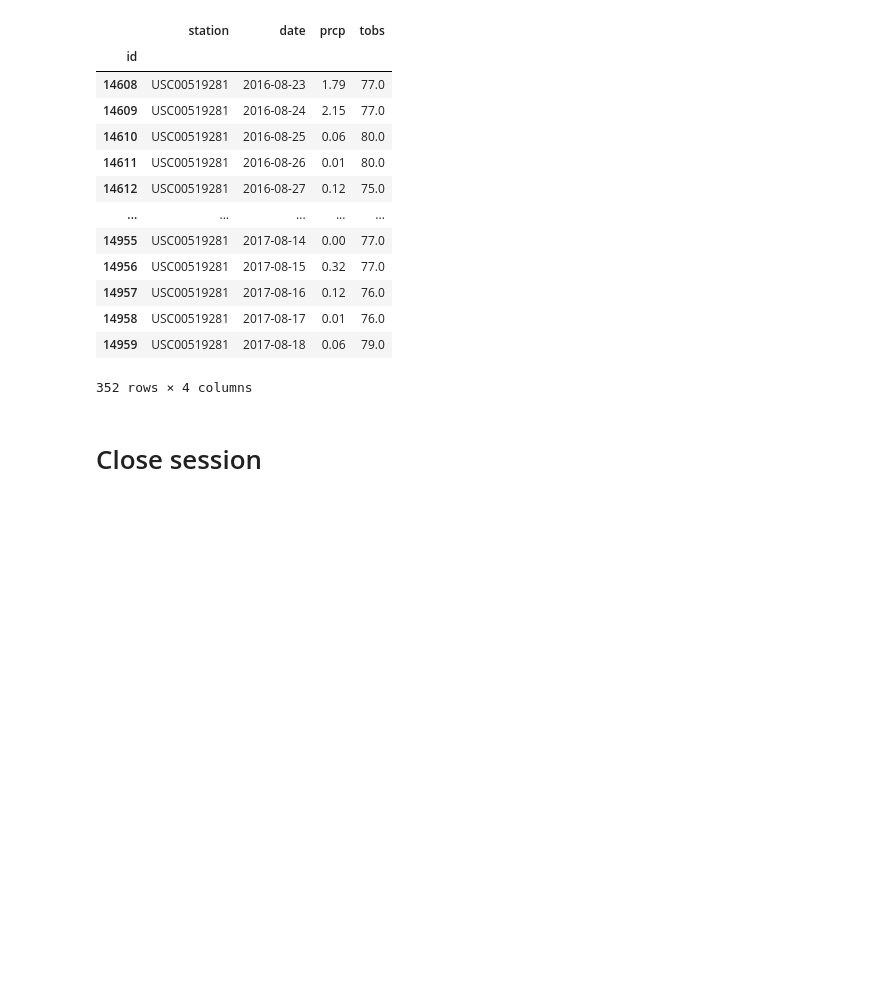
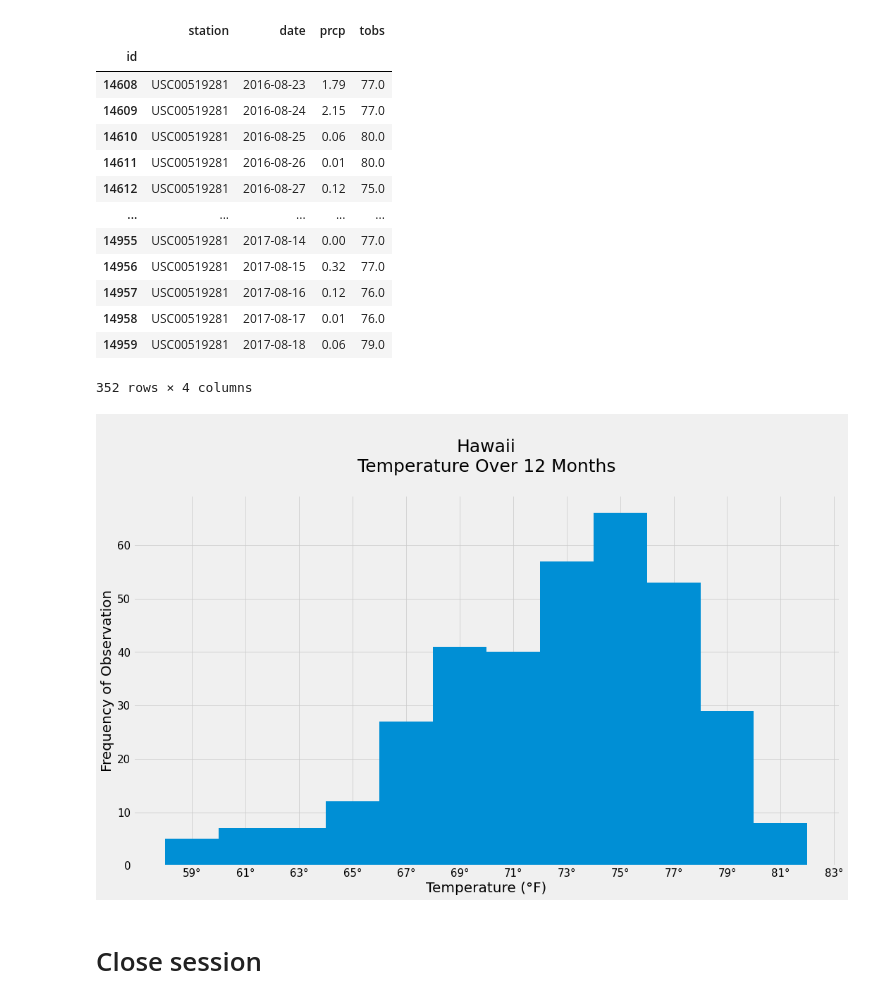
Before and after one commit to uno-sebastian/sqlalchemy-challenge, a Jupyter notebook: climate_analysis.ipynb, the cells around one changed output. Cells and saved outputs as stored; diff of their text form; code cells hidden in the pictures; blank space fills up the shorter version.

```diff
--- a/climate_analysis.ipynb
+++ b/climate_analysis.ipynb
@@ -196,6 +244,26 @@ station_temperature_observation_df
 | 14958 | USC00519281 | 2017-08-17 | 0.01 | 76.0 |
 | 14959 | USC00519281 | 2017-08-18 | 0.06 | 79.0 |
 352 rows × 4 columns
+# %%
+# plot the results as a histogram
+fig, ax = plt.subplots(1, 1, figsize = (16,9))
+count, bins, patches = plt.hist(
+    station_temperature_observation_df['tobs'],
+    align = 'left',
+    bins = 12
+)
+ax.set_xticks(bins)
+ax.xaxis.set_major_formatter(mtick.StrMethodFormatter('{x:,.0f}°'))
+plt.title('\nHawaii\nTemperature Over 12 Months\n', fontsize = (25))
+plt.xlabel('Temperature (°F)', fontsize = (20))
+plt.ylabel('Frequency of Observation', fontsize = (20))
+plt.xticks(fontsize = 15)
+plt.yticks(fontsize = 15)
+plt.grid(alpha = 0.75)
+plt.savefig('Images/temperature_over_12_months.png')
+plt.show()
+# %% [output]
+[figure, added]
 # %% [markdown]
 # Close session
 # %%
```
Also changed, not shown: parts of 9 cells of this notebook, 3 other files.
